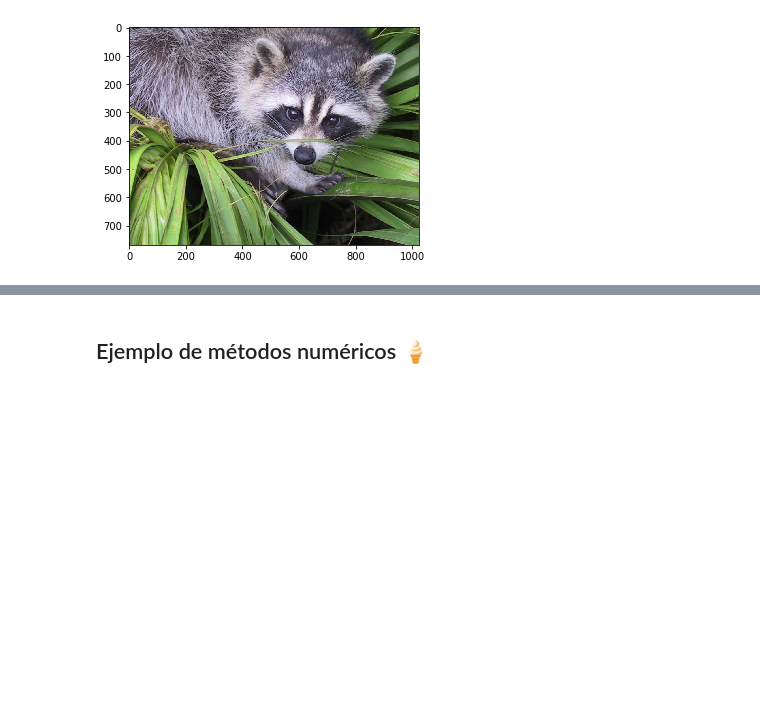
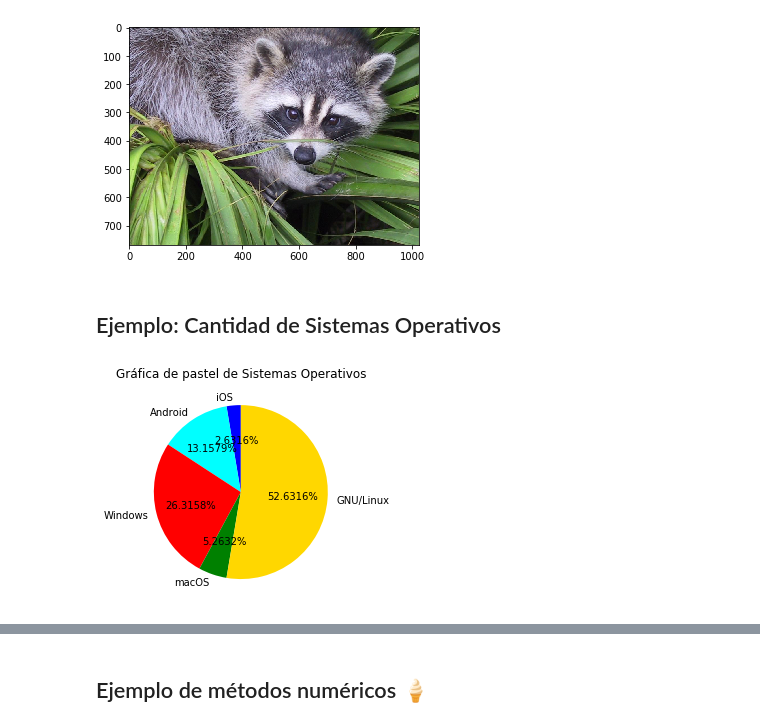
Before and after one commit to SamArtGS/Curso-Python, a Jupyter notebook: Teoría/Avanzado/El lenguaje de programación Python - Avanzado.ipynb, the cells around one changed output, grey strips where cells are left out. Cells and saved outputs as stored; diff of their text form; code cells hidden in the pictures; blank space fills up the shorter version.

```diff
--- a/Teoría/Avanzado/El lenguaje de programación Python - Avanzado.ipynb
+++ b/Teoría/Avanzado/El lenguaje de programación Python - Avanzado.ipynb
@@ -634,3 +629,19 @@ plt.imshow(face)
 plt.show()
 # %% [output]
 [figure]
+# %% [markdown]
+## Ejemplo: Cantidad de Sistemas Operativos
+# %%
+DataSetSO = {'iOS':1, 'Android':5, 'Windows':10, 'macOS':2, 'GNU/Linux':20}
+
+SO_Nombre= list(monedas.keys())
+SO_Cantidad=list(monedas.values())
+# %%
+import matplotlib.pyplot as plt
+
+plt.pie(SO_Cantidad, labels=SO_Nombre, colors=['blue','cyan','red','green','gold'], autopct='%.4f%%', startangle=90)
+plt.title('Gráfica de pastel de Sistemas Operativos')
+
+plt.show()
+# %% [output]
+[figure, added]
```
Also changed, not shown: parts of 31 cells of this notebook.
